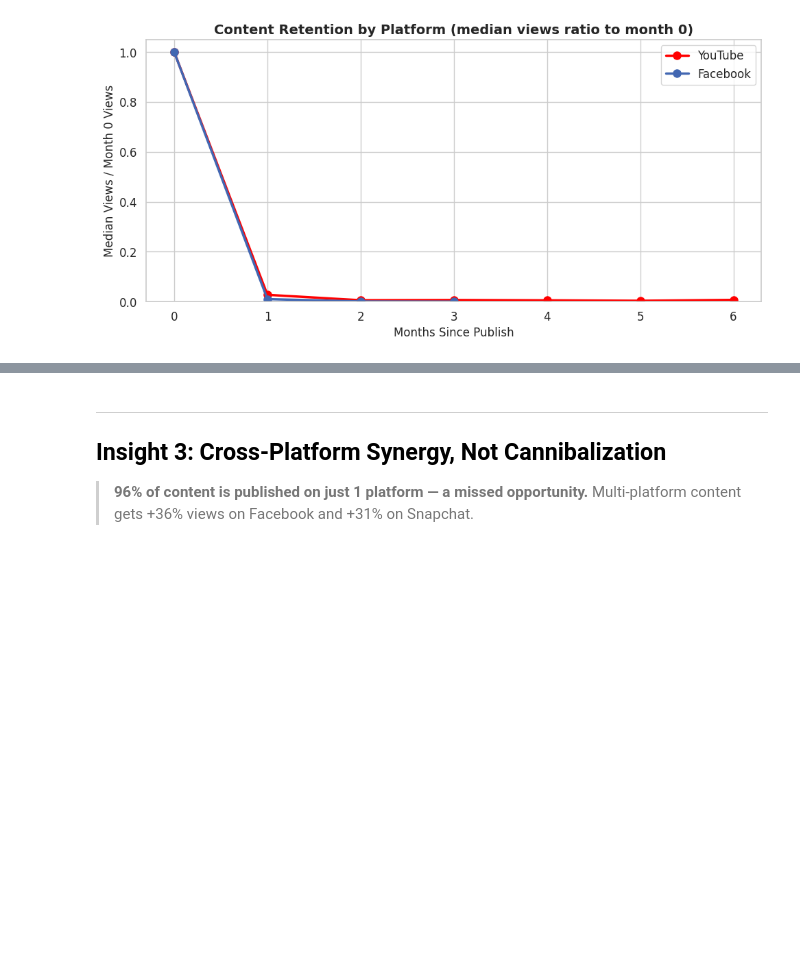
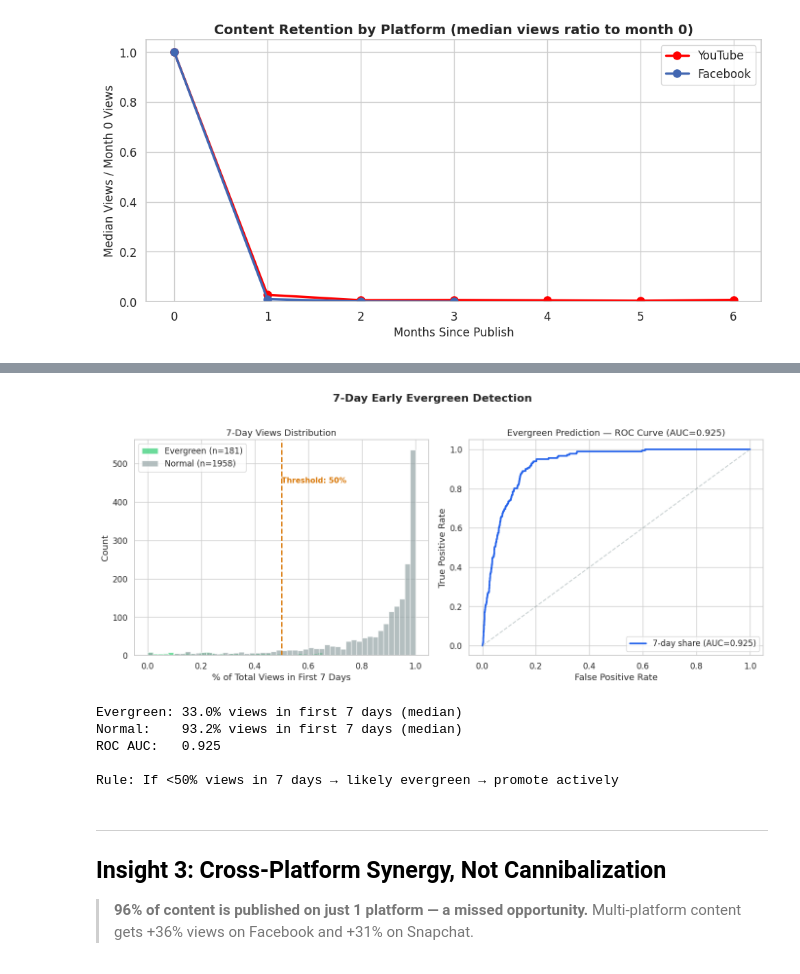
Before and after one commit to Vosatorp/thesoul-test, a Jupyter notebook: thesoul_analysis.ipynb, the cells around one changed output, grey strips where cells are left out. Saved outputs shown, nothing was run; the diff lists cells and outputs as text; code cells hidden in the pictures; blank space fills up the shorter version.

```diff
--- a/thesoul_analysis.ipynb
+++ b/thesoul_analysis.ipynb
@@ -293,7 +350,7 @@ pivot_views = pivot_views.reset_index()
 # Merge with video characteristics
 cohort = pivot_views.merge(
     df1[['video_id', 'video_type', 'duration_seconds', 'estimated_cpm',
-         'avg_percentage_viewed', 'engagement_rate']],
+         'avg_percentage_viewed', 'engagement_rate', 'first_7d_views', 'total_views']],
     on='video_id', how='left'
 )
 
@@ -320,6 +377,7 @@ for cat, cnt in cat_counts.items():
 
 eg = classify[classify['category'] == 'evergreen']
 non_eg = classify[classify['category'] != 'evergreen']
+classify['is_evergreen'] = classify['category'] == 'evergreen'
 # %% [output]
 Classification (n=2,139):
   normal: 1958 (91.5%)
@@ -456,3 +569,51 @@ plt.show()
+# %%
+# 7-day evergreen predictor
+df1_7d = classify[classify['first_7d_views'].notna() & (classify['total_views'] > 0)].copy()
+df1_7d['pct_7d'] = df1_7d['first_7d_views'] / df1_7d['total_views']
+
+valid = df1_7d[['pct_7d', 'is_evergreen']].dropna()
+auc = roc_auc_score(valid['is_evergreen'], 1 - valid['pct_7d'])
+
+fig, axes = plt.subplots(1, 2, figsize=(14, 6))
+
+# Distribution of 7-day view share
+for label, sub, color in [('Evergreen', valid[valid['is_evergreen']], '#2ecc71'),
+                           ('Normal', valid[~valid['is_evergreen']], '#95a5a6')]:
+    axes[0].hist(sub['pct_7d'], bins=50, alpha=0.7, label=f'{label} (n={len(sub)})', color=color)
+axes[0].set_xlabel('% of Total Views in First 7 Days')
+axes[0].set_ylabel('Count')
+axes[0].set_title('7-Day Views Distribution')
+axes[0].legend()
+axes[0].axvline(x=0.5, color='#d97706', linestyle='--', linewidth=2)
+axes[0].annotate('Threshold: 50%', xy=(0.5, axes[0].get_ylim()[1] * 0.8),
+                 fontsize=11, fontweight='bold', color='#d97706')
+
+# ROC curve
+fpr, tpr, _ = roc_curve(valid['is_evergreen'], 1 - valid['pct_7d'])
+axes[1].plot(fpr, tpr, color='#2563eb', linewidth=2.5, label=f'7-day share (AUC={auc:.3f})')
+axes[1].plot([0, 1], [0, 1], '--', color='#95a5a6', alpha=0.5)
+axes[1].set_xlabel('False Positive Rate')
+axes[1].set_ylabel('True Positive Rate')
+axes[1].set_title(f'Evergreen Prediction — ROC Curve (AUC={auc:.3f})')
+axes[1].legend(fontsize=12)
+
+plt.suptitle('7-Day Early Evergreen Detection', fontsize=16, fontweight='bold', y=1.02)
+plt.tight_layout()
+plt.show()
+
+eg_7d = valid[valid['is_evergreen']]['pct_7d']
+non_7d = valid[~valid['is_evergreen']]['pct_7d']
+print(f"Evergreen: {eg_7d.median():.1%} views in first 7 days (median)")
+print(f"Normal:    {non_7d.median():.1%} views in first 7 days (median)")
+print(f"ROC AUC:   {auc:.3f}")
+print(f"\nRule: If <50% views in 7 days → likely evergreen → promote actively")
+# %% [output]
+[figure, added]
+Evergreen: 33.0% views in first 7 days (median)
+Normal:    93.2% views in first 7 days (median)
+ROC AUC:   0.925
+
+Rule: If <50% views in 7 days → likely evergreen → promote actively
 # %% [markdown]
 ---
 ## Insight 3: Cross-Platform Synergy, Not Cannibalization
```
Also changed, not shown: parts of 25 cells of this notebook, 5 other files.
